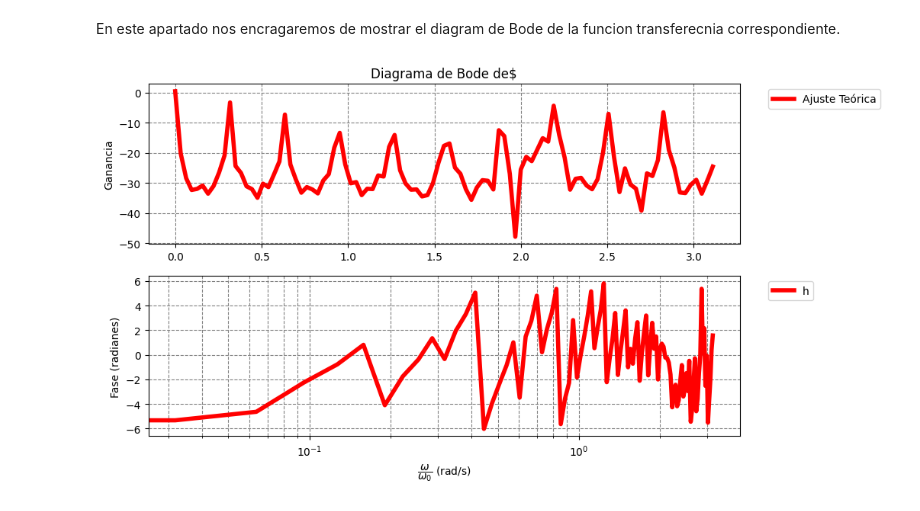
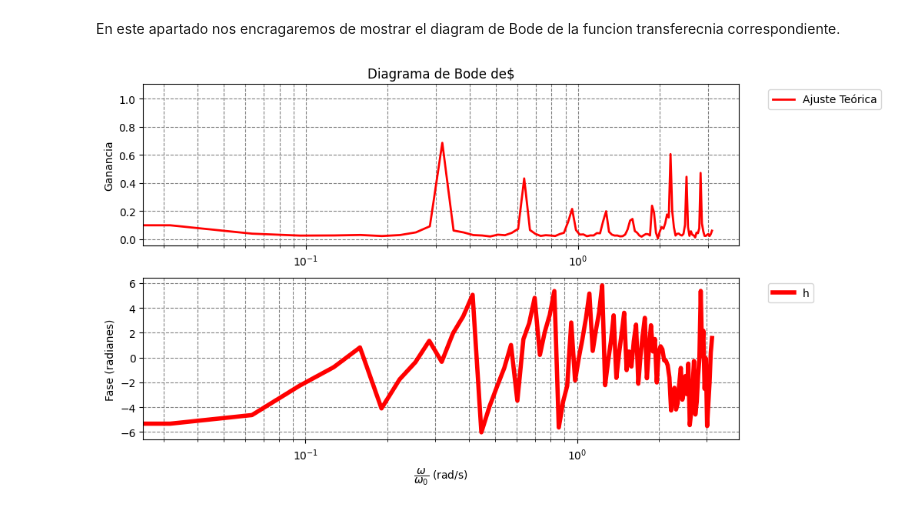
Before and after one commit to WetZap/Practicas-Circuitos, a Jupyter notebook: Practicas/Sesion 5/QuintaSesion.ipynb, the cells around one changed output. Drawn from its saved outputs; the diff is of its cells as text; code cells hidden in the pictures.

```diff
--- a/Practicas/Sesion 5/QuintaSesion.ipynb
+++ b/Practicas/Sesion 5/QuintaSesion.ipynb
@@ -476,7 +476,7 @@ Este apartado lo hemos subdividido en dos, en el primero observamos la gráfica
 EXPLICAR UN PCO MEJOR
 # %%
 # Definimos la funcion de la Fuente para su Posterior uso. Esta función es un pulso cuadrado.
-def FuncionVoltageFue(t):
+def FuncionVoltageFuente(t):
     if t <= Tiempo0:
         return 0.0
     elif Tiempo0 < t < Tiempo1:
@@ -498,7 +498,7 @@ FaseFuente = []
 frec = np.linspace(-0.5,0.5,100)
 
 for i in Tiempo:
-    VoltajeFuenteLista.append(FuncionVoltageFue(i))
+    VoltajeFuenteLista.append(FuncionVoltageFuente(i))
 VoltajeFuenteLista = np.array(VoltajeFuenteLista)
 
 # Calculamos la Transformada discreta de Fourier
@@ -578,7 +578,7 @@ FaseFuente = []
 frec = np.linspace(0,0.5,100)
 
 for i in Tiempo:
-    VoltajeFuenteLista.append(FuncionVoltageFue(i))
+    VoltajeFuenteLista.append(FuncionVoltageFuente(i))
 VoltajeFuenteLista = np.array(VoltajeFuenteLista)
 
 # Calculamos la Transformada discreta de Fourier
@@ -628,37 +628,37 @@ for i in FaseFuncionCondensador:
         Fase.append(0)
     j += 1
     """
-Ganancia = [20 * np.log10(mf / mf_in) for mf, mf_in in zip(ModuloFuncionCondensador, ModuloFuente)]
+Ganancia = [(mf / mf_in) for mf, mf_in in zip(ModuloFuncionCondensador, ModuloFuente)]
 
 Fase = [fase_out - fase_in for fase_out, fase_in in zip(FaseFuncionCondensador, FaseFuente)]
 
 Ganancia.remove(Ganancia[-1])
 FrecuenciaAnguModulo = FrecuenciaAngu.copy()
 FrecuenciaAnguModulo.remove(FrecuenciaAngu[-1])
 
 
 # Graficar el diagrama de  Bode - Ganancia
 plt.figure(figsize=(10, 6))
 plt.subplot(2, 1, 1)
-plt.plot(FrecuenciaAnguModulo, Ganancia,label="Ajuste Teórica",color="red",lw=4)  # Gráfica semilogarítmica
 #plt.plot(frec, Ganancia,label="Ajuste Teórica",color="red",lw=4)  # Gráfica semilogarítmica
+plt.semilogx(FrecuenciaAnguModulo, Ganancia,label="Ajuste Teórica",color="red",lw=2)  # Gráfica semilogarítmica
 
 plt.title(r"Diagrama de Bode de$")
 plt.ylabel("Ganancia")
 plt.legend(bbox_to_anchor=(1.04, 1), loc="upper left")
 plt.grid(True, which="both", linestyle="--", color="gray")
 
 # Graficar el Bode - Fase (radianes)
 plt.subplot(2, 1, 2)
 plt.semilogx(FrecuenciaAngu, Fase,label="h",color="red",lw=4)  # Gráfica semilogarítmica
 plt.ylabel("Fase (radianes)")
 plt.xlabel(r"$\dfrac{\omega}{\omega_0} $ (rad/s)")
 plt.grid(True, which="both", linestyle="--", color="gray")
 plt.legend(bbox_to_anchor=(1.04, 1), loc="upper left")
 
 plt.show()
 # %% [output]
-[figure, old version]
+[figure, new version]
 # %%
 Ganancia = []
 Fase = []
```
Also changed, not shown: parts of 1 cell of this notebook.
